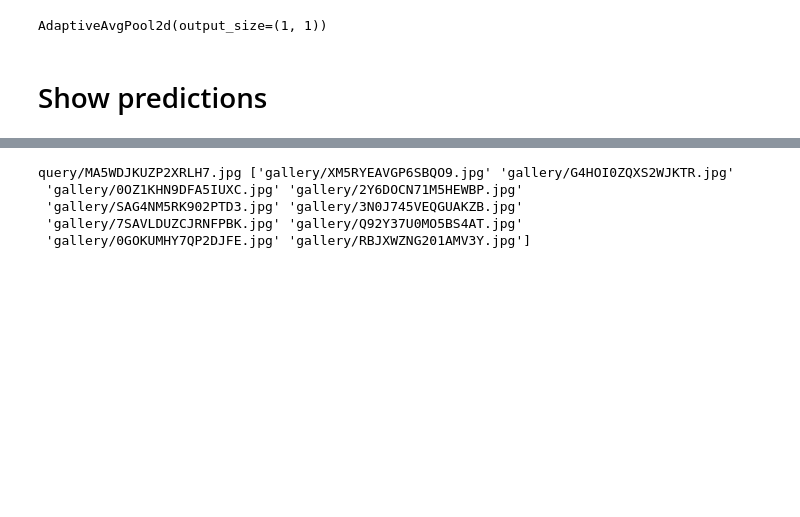
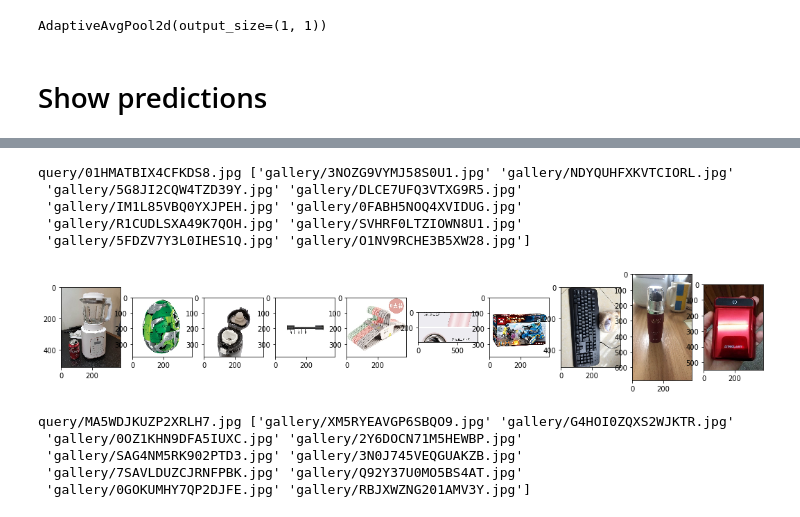
Before and after one commit to zakajd/huawei2020, a Jupyter notebook: notebooks/1_EDA_Jamil.ipynb, the cells around one changed output, grey strips where cells are left out. Drawn from its saved outputs; the diff is of its cells as text; code cells hidden in the pictures; blank space fills up the shorter version.

```diff
--- a/notebooks/1_EDA_Jamil.ipynb
+++ b/notebooks/1_EDA_Jamil.ipynb
@@ -322,7 +407,8 @@ from src.callbacks import cmc_score_count, rank_map_score
 # Val: Acc@1 0.81018, CMC@10 0.92054, mAP@10 0.82022, target 0.81520
 # Val: Acc@1 0.81294, CMC@10 0.88368, mAP@10 0.81732, target 0.81513. topk=10, alpha=0, inclues_self=True, with post renorm
 # CONFIG_PATH = pathlib.Path("logs/genet_normal_512_cosface_fp16_gem_light/")
-CONFIG_PATH = pathlib.Path("logs/genet_normal_512_arcface_fp16_gem_hard_1")
+
+CONFIG_PATH = pathlib.Path("logs/genet_512_arcface_05_gem_hard")
 df_test = pd.read_csv(CONFIG_PATH / "test_A.csv")
 # %%
 DBA = False
@@ -339,10 +425,10 @@ logger.info(f"Test query size - {len(query_embeddings)}, gallery size - {len(gal
 del test_embeddings
 
 if DBA:
-    gallery_embeddings = query_expansion(gallery_embeddings, gallery_embeddings, top_k=10, alpha=None)
+    gallery_embeddings = query_expansion(gallery_embeddings, gallery_embeddings, topk=10, alpha=None)
 
 if aQE:
-    query_embeddings = query_expansion(query_embeddings, gallery_embeddings, top_k=3, alpha=3)
+    query_embeddings = query_expansion(query_embeddings, gallery_embeddings, topk=3, alpha=3)
 
 # Matrix of pairwise cosin distances
 distances = torch.cdist(query_embeddings, gallery_embeddings)
@@ -351,0 +438,9 @@ perm_matrix = torch.argsort(distances)
+# %%
+show_predictions(0, query_files, gallery_files, perm_matrix, topk=10)
+# %% [output]
+query/01HMATBIX4CFKDS8.jpg ['gallery/3NOZG9VYMJ58S0U1.jpg' 'gallery/NDYQUHFXKVTCIORL.jpg'
+ 'gallery/5G8JI2CQW4TZD39Y.jpg' 'gallery/DLCE7UFQ3VTXG9R5.jpg'
+ 'gallery/IM1L85VBQ0YXJPEH.jpg' 'gallery/0FABH5NOQ4XVIDUG.jpg'
+ 'gallery/R1CUDLSXA49K7QOH.jpg' 'gallery/SVHRF0LTZIOWN8U1.jpg'
+ 'gallery/5FDZV7Y3L0IHES1Q.jpg' 'gallery/O1NV9RCHE3B5XW28.jpg']
+[figure, added]
```
Also changed, not shown: parts of 31 cells of this notebook, 49 other files.
